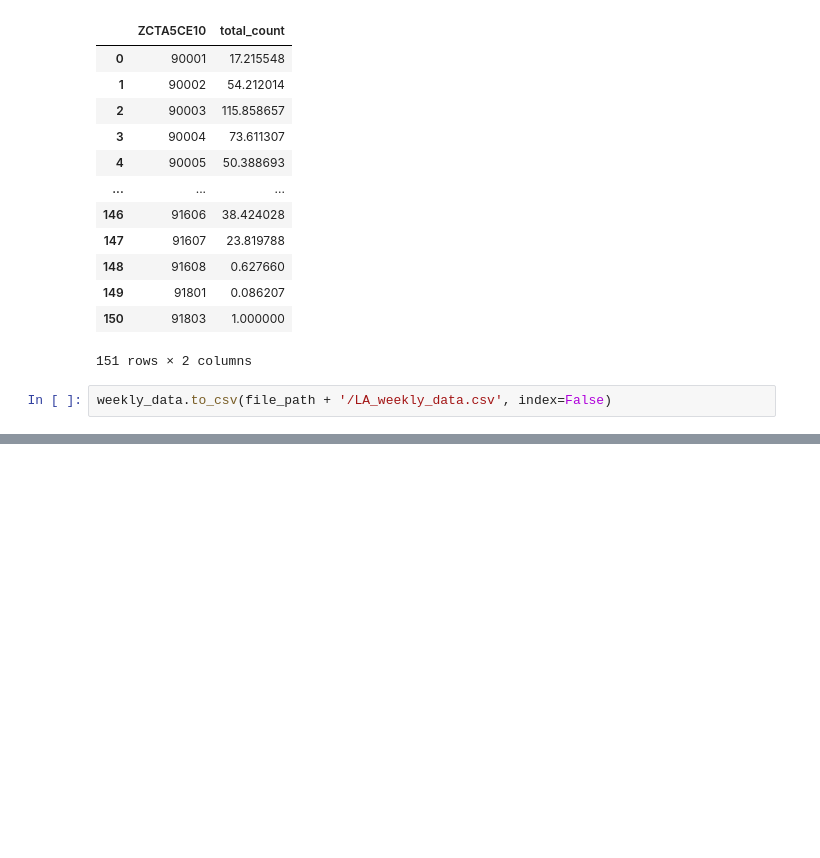
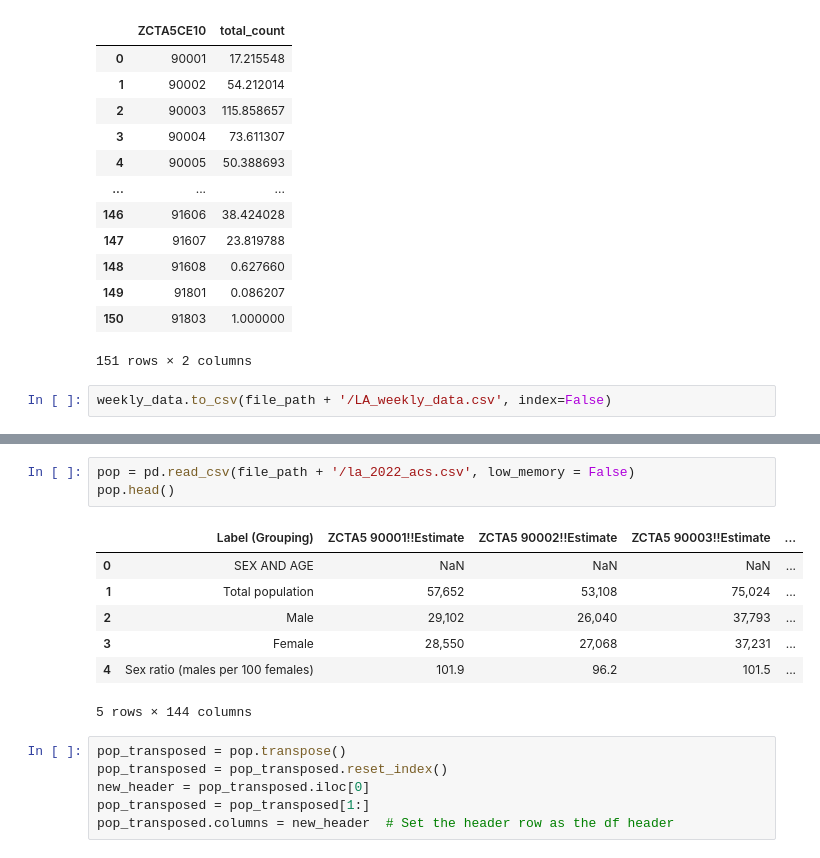
Before and after one commit to bail-reform/NYC, a Jupyter notebook: LA_Data_Aggregation.ipynb, the cells around one changed output, grey strips where cells are left out. Cells and saved outputs as stored; diff of their text form; blank space fills up the shorter version.

```diff
--- a/LA_Data_Aggregation.ipynb
+++ b/LA_Data_Aggregation.ipynb
@@ -198,0 +217,17 @@ weekly_data.to_csv(file_path + '/LA_weekly_data.csv', index=False)
+# %%
+pop = pd.read_csv(file_path + '/la_2022_acs.csv', low_memory = False)
+pop.head()
+# %% [output]
+|  | Label (Grouping) | ZCTA5 90001!!Estimate | ZCTA5 90002!!Estimate | ZCTA5 90003!!Estimate | ... |
+| 0 | SEX AND AGE | NaN | NaN | NaN | ... |
+| 1 | Total population | 57,652 | 53,108 | 75,024 | ... |
+| 2 | Male | 29,102 | 26,040 | 37,793 | ... |
+| 3 | Female | 28,550 | 27,068 | 37,231 | ... |
+| 4 | Sex ratio (males per 100 females) | 101.9 | 96.2 | 101.5 | ... |
+5 rows × 144 columns
+# %%
+pop_transposed = pop.transpose()
+pop_transposed = pop_transposed.reset_index()
+new_header = pop_transposed.iloc[0]
+pop_transposed = pop_transposed[1:]
+pop_transposed.columns = new_header  # Set the header row as the df header
```
Also changed, not shown: parts of 23 cells of this notebook.
